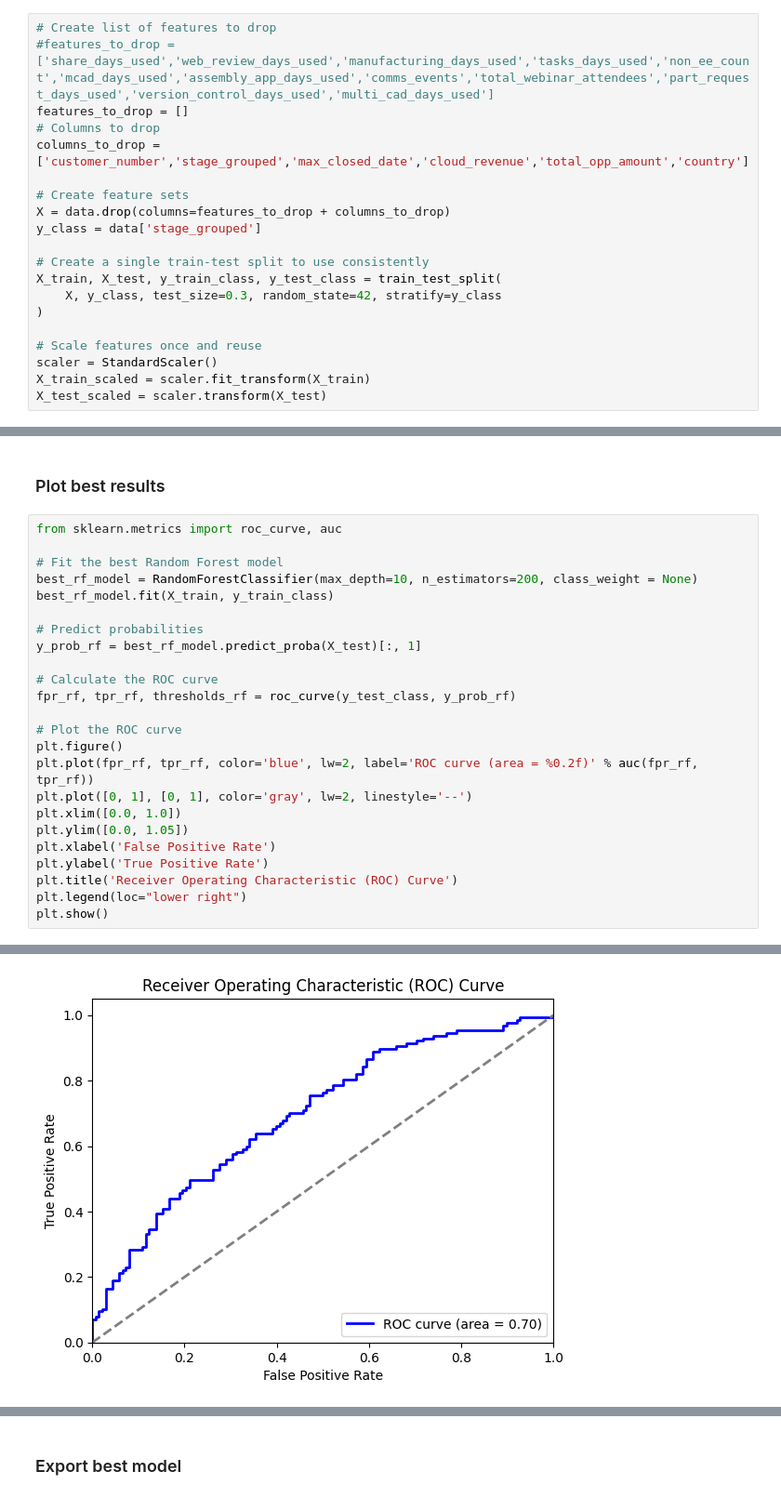
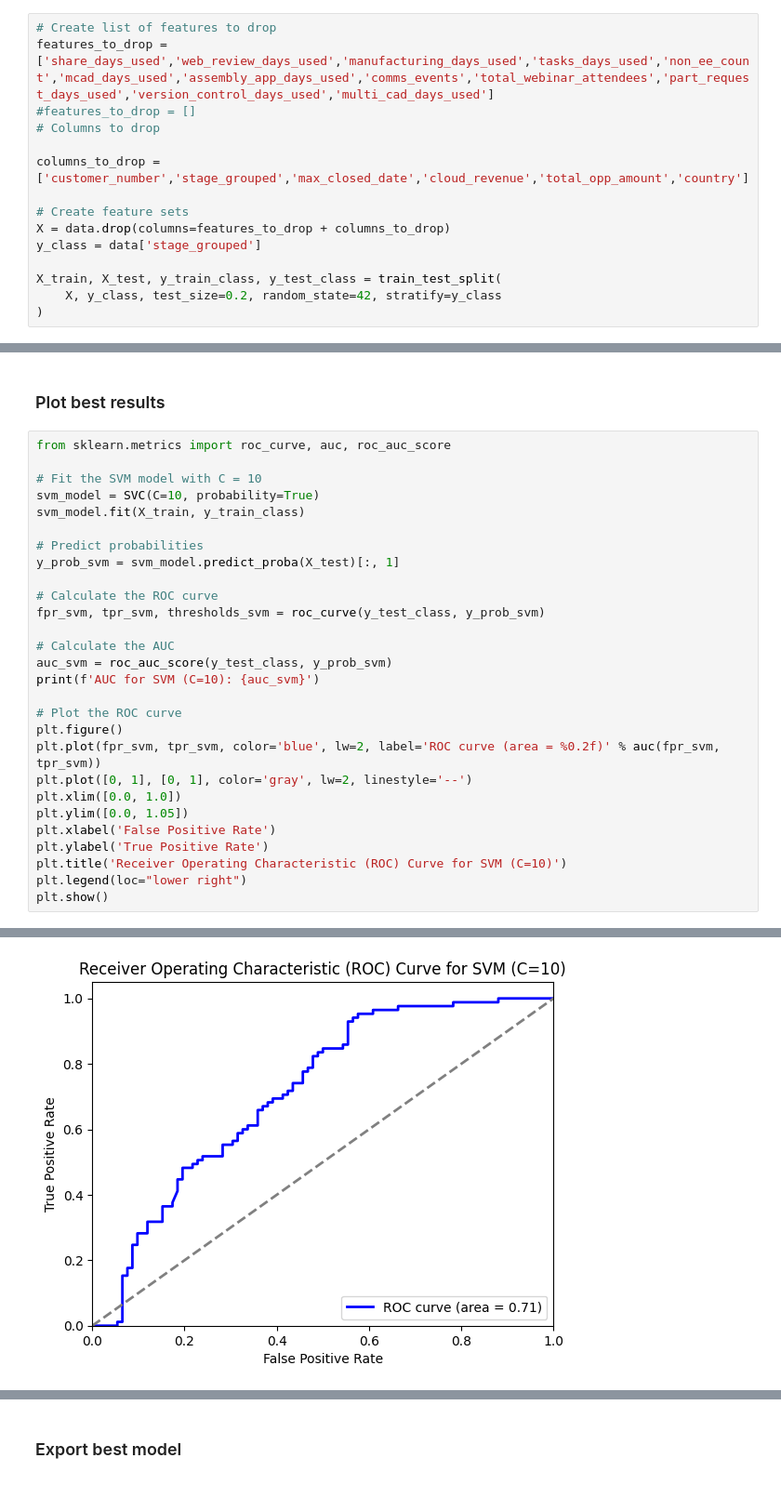
Before and after one commit to priscillaoclark/15.071-The-Analytics-Edge, a Jupyter notebook: analysis_v2.ipynb, the cells around one changed output, grey strips where cells are left out. Shown at 93% size. Drawn from its saved outputs; the diff is of its cells as text.

```diff
--- a/analysis_v2.ipynb
+++ b/analysis_v2.ipynb
@@ -134,24 +209,19 @@ high_corr_features
 ## Build train/test splits
 # %%
 # Create list of features to drop
-#features_to_drop = ['share_days_used','web_review_days_used','manufacturing_days_used','tasks_days_used','non_ee_count','mcad_days_used','assembly_app_days_used','comms_events','total_webinar_attendees','part_request_days_used','version_control_days_used','multi_cad_days_used']
-features_to_drop = []
+features_to_drop = ['share_days_used','web_review_days_used','manufacturing_days_used','tasks_days_used','non_ee_count','mcad_days_used','assembly_app_days_used','comms_events','total_webinar_attendees','part_request_days_used','version_control_days_used','multi_cad_days_used']
+#features_to_drop = []
 # Columns to drop
+
 columns_to_drop = ['customer_number','stage_grouped','max_closed_date','cloud_revenue','total_opp_amount','country']
 
 # Create feature sets
 X = data.drop(columns=features_to_drop + columns_to_drop)
 y_class = data['stage_grouped']
 
-# Create a single train-test split to use consistently
 X_train, X_test, y_train_class, y_test_class = train_test_split(
-    X, y_class, test_size=0.3, random_state=42, stratify=y_class
+    X, y_class, test_size=0.2, random_state=42, stratify=y_class
 )
-
-# Scale features once and reuse
-scaler = StandardScaler()
-X_train_scaled = scaler.fit_transform(X_train)
-X_test_scaled = scaler.transform(X_test)
 # %%
 # Correlation Analysis to see how features correlate with the target
 print("Correlation Analysis:")
@@ -671,27 +854,31 @@ metrics_table_sorted
 # %% [markdown]
 ### Plot best results
 # %%
-from sklearn.metrics import roc_curve, auc
+from sklearn.metrics import roc_curve, auc, roc_auc_score
 
-# Fit the best Random Forest model
-best_rf_model = RandomForestClassifier(max_depth=10, n_estimators=200, class_weight = None)
-best_rf_model.fit(X_train, y_train_class)
+# Fit the SVM model with C = 10
+svm_model = SVC(C=10, probability=True)
+svm_model.fit(X_train, y_train_class)
 
 # Predict probabilities
-y_prob_rf = best_rf_model.predict_proba(X_test)[:, 1]
+y_prob_svm = svm_model.predict_proba(X_test)[:, 1]
 
 # Calculate the ROC curve
-fpr_rf, tpr_rf, thresholds_rf = roc_curve(y_test_class, y_prob_rf)
+fpr_svm, tpr_svm, thresholds_svm = roc_curve(y_test_class, y_prob_svm)
+
+# Calculate the AUC
+auc_svm = roc_auc_score(y_test_class, y_prob_svm)
+print(f'AUC for SVM (C=10): {auc_svm}')
 
 # Plot the ROC curve
 plt.figure()
-plt.plot(fpr_rf, tpr_rf, color='blue', lw=2, label='ROC curve (area = %0.2f)' % auc(fpr_rf, tpr_rf))
+plt.plot(fpr_svm, tpr_svm, color='blue', lw=2, label='ROC curve (area = %0.2f)' % auc(fpr_svm, tpr_svm))
 plt.plot([0, 1], [0, 1], color='gray', lw=2, linestyle='--')
 plt.xlim([0.0, 1.0])
 plt.ylim([0.0, 1.05])
 plt.xlabel('False Positive Rate')
 plt.ylabel('True Positive Rate')
-plt.title('Receiver Operating Characteristic (ROC) Curve')
+plt.title('Receiver Operating Characteristic (ROC) Curve for SVM (C=10)')
 plt.legend(loc="lower right")
 plt.show()
 # %% [output]
@@ -698 +886 @@ plt.show()
-[figure, old version]
+[figure, new version]
```
Also changed, not shown: parts of 36 cells of this notebook, 8 other files.
